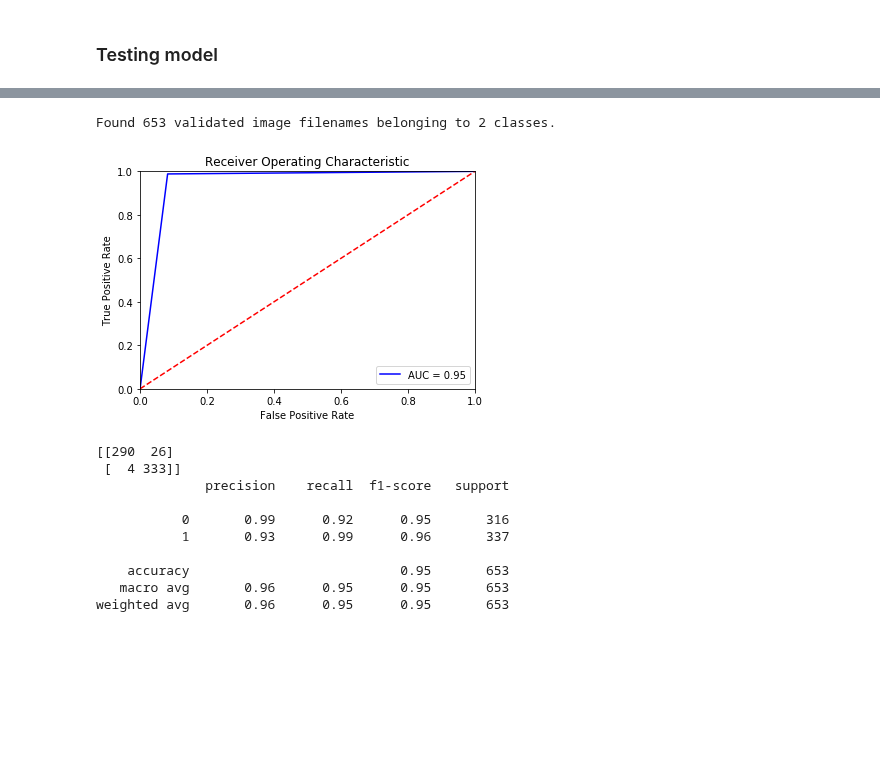
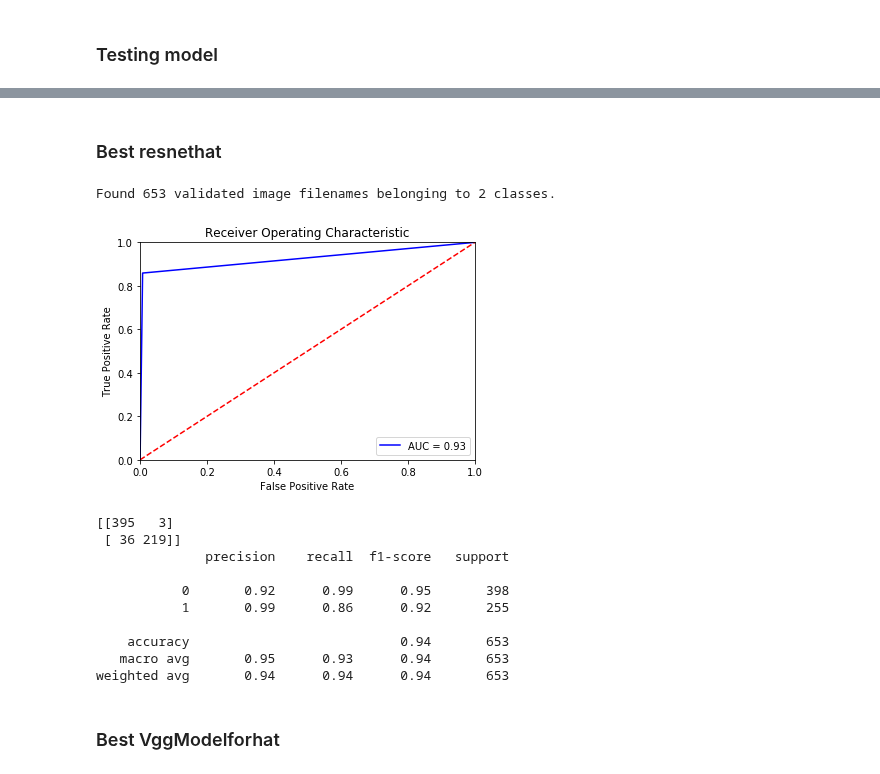
Before and after one commit to mzhou356/img2recommender, a Jupyter notebook: notebooks/Generic_Model_Tuning.ipynb, the cells around one changed output, grey strips where cells are left out. Drawn from its saved outputs; the diff is of its cells as text; code cells hidden in the pictures; blank space fills up the shorter version.

Commit message:
Update tuned weights

```diff
--- a/notebooks/Generic_Model_Tuning.ipynb
+++ b/notebooks/Generic_Model_Tuning.ipynb
@@ -188,19 +188,19 @@ def save_bottleneck_features(df, label, batch_size, model_type, preprocess_func,
     # get features saved as .npy in tunign_data folder
     bottleneck_features_train = base_model.predict_generator(
         train_generator, train_df.shape[0]//batch_size)
-    np.save(open(f'../tuning_data/VGG_16_tuning/bottleneck_features_train_{label}_vgg16_beta.npy','wb'),
+    np.save(open(f'../tuning_data/resnet_data/untracked_resnet50/bottleneck_features_train_{label}_resnet_beta.npy','wb'),
            bottleneck_features_train)
 
     bottleneck_features_test = base_model.predict_generator(
         test_generator, test_df.shape[0]//batch_size)
-    np.save(open(f'../tuning_data/VGG_16_tuning/bottleneck_features_test_{label}_vgg16_beta.npy','wb'),
+    np.save(open(f'../tuning_data/resnet_data/untracked_resnet50/bottleneck_features_test_{label}_resnet_beta.npy','wb'),
            bottleneck_features_test)
     return train_df, test_df
 # %% [markdown]
 #### Save bottleneck_features
 # %%
-train_df, test_df = save_bottleneck_features(df,'hat',16,VGG16,vgg16_preprocess.preprocess_input,
-                         1./255,False,(150,150),None)
+train_df, test_df = save_bottleneck_features(df,'hat',16,ResNet50,preprocess_input,
+                         None,False,(224,224),None)
 # %% [output]
 Found 522 validated image filenames.
 Found 131 validated image filenames.
@@ -249,11 +249,11 @@ def train_top_model(train_df, test_df, epoch, batch_size, label, model_type,resc
     output:
     saves model weights in a folder
     '''
-    train_data = np.load(open(f'../tuning_data/VGG_16_tuning/bottleneck_features_train_{label}_vgg16_beta.npy','rb'))
+    train_data = np.load(open(f'../tuning_data/resnet_data/untracked_resnet50/bottleneck_features_train_{label}_resnet_beta.npy','rb'))
     # make sure train_data and train_label have same num of samples
     train_label = np.array(train_df[label].map({'0':0, '1':1}))[:-(train_df.shape[0]%batch_size)]
 
-    test_data = np.load(open(f'../tuning_data/VGG_16_tuning/bottleneck_features_test_{label}_vgg16_beta.npy','rb'))
+    test_data = np.load(open(f'../tuning_data/resnet_data/untracked_resnet50/bottleneck_features_test_{label}_resnet_beta.npy','rb'))
     test_label = np.array(test_df[label].map({'0':0, '1':1}))[:-(test_df.shape[0]%batch_size)]
 
     # build top model
@@ -267,7 +267,7 @@ def train_top_model(train_df, test_df, epoch, batch_size, label, model_type,resc
                  metrics=['accuracy'])
 
     # checkpoint for best weights
-    filepath=f"../tuning_data/VGG_16_tuning/best_bottleneck_vgg16_model_{label}_beta.h5"
+    filepath=f"../tuning_data/resnet_data/untracked_resnet50/best_bottleneck_resnet_model_{label}_beta.h5"
     checkpoint = ModelCheckpoint(filepath, monitor='val_acc', verbose=1, save_best_only=True, mode='max')
     callbacks_list = [checkpoint]
 
@@ -286,7 +286,7 @@ def train_top_model(train_df, test_df, epoch, batch_size, label, model_type,resc
 # %% [markdown]
 #### run train_top_model and save results in tuning_data
 # %%
-train_top_model(train_df, test_df, 50, 16, 'hat','vgg16',1./255,vgg16_preprocess.preprocess_input,target_size=(150,150))
+train_top_model(train_df, test_df, 50, 16, 'hat','resnet50',None,preprocess_input,target_size=(224,224))
 # %% [output]
 Found 522 validated image filenames belonging to 2 classes.
 Found 131 validated image filenames belonging to 2 classes.
@@ -511,17 +528,21 @@ weighted avg       0.96      0.96      0.96       653
+# %% [markdown]
+### Best resnethat
 # %%
-model_testing(df,'../tuning_data/resnet_data/resnet50_model_5_up.json',
-              '../tuning_data/resnet_data/untracked_resnet50/best_resnet50_model_eyewear.h5',
-              'eyewear',(224,224), old = True)
+model_testing(df=df,model_path='../tuning_data/resnet_data/resnet50_model_5_up.json',
+             weight_path='../tuning_data/resnet_data/untracked_resnet50/best_resnet50_model_hat.h5',
+              label='hat', target_size=(224,224),old = False)
 # %% [output]
 Found 653 validated image filenames belonging to 2 classes.
-[figure, old version]
+[figure, new version]
-[[290  26]
- [  4 333]]
+[[395   3]
+ [ 36 219]]
               precision    recall  f1-score   support
 
-           0       0.99      0.92      0.95       316
-           1       0.93      0.99      0.96       337
+           0       0.92      0.99      0.95       398
+           1       0.99      0.86      0.92       255
 
-    accuracy                           0.95       653
-   macro avg       0.96      0.95      0.95       653
-weighted avg       0.96      0.95      0.95       653
+    accuracy                           0.94       653
+   macro avg       0.95      0.93      0.94       653
+weighted avg       0.94      0.94      0.94       653
+# %% [markdown]
+### Best VggModelforhat
```
Also changed, not shown: parts of 28 cells of this notebook, 11 other files.
